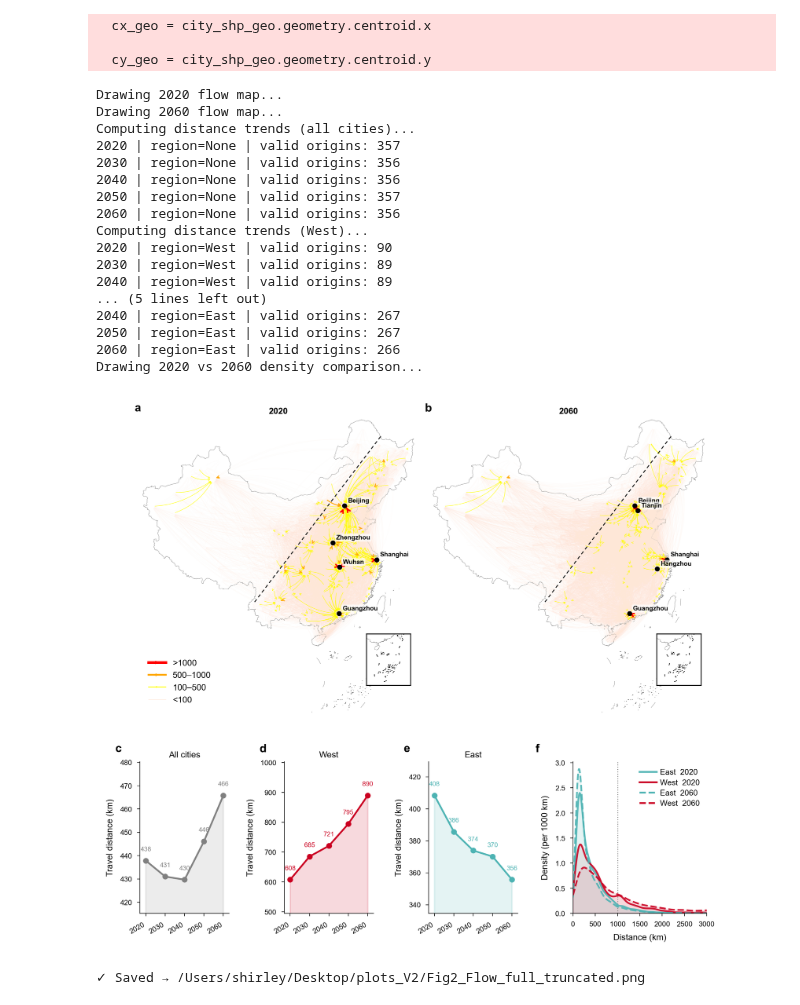
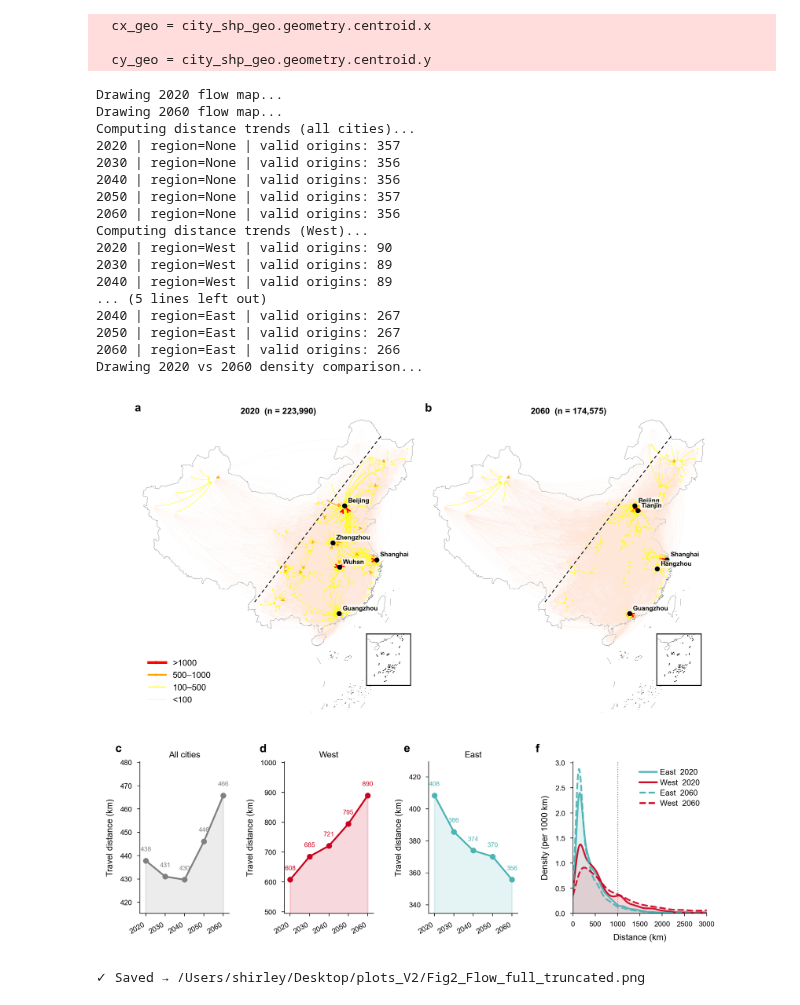
Before and after one commit to debibooo/Air_pollution_health_adaptation, a Jupyter notebook: plotting/Fig2.ipynb, the cells around one changed output. Cells and saved outputs as stored; diff of their text form; code cells hidden in the pictures.

```diff
--- a/plotting/Fig2.ipynb
+++ b/plotting/Fig2.ipynb
@@ -721,8 +238,10 @@ def draw_flow_map(ax_main, year, tag):
     ax_main.set_axis_off()
     ax_main.text(-0.02, 1.01, tag, transform=ax_main.transAxes,
                  fontsize=8, fontweight="bold", va="bottom")
-    ax_main.set_title(str(year), fontsize=6, fontweight="bold",
-                      loc="center", pad=2)
+
+    total_n = int(round(df.values.sum()))
+    ax_main.set_title(f"{year}  (n = {total_n:,})",
+                      fontsize=6, fontweight="bold", loc="center", pad=2)
 
 
 def add_flow_legend(ax):
@@ -907,33 +426,33 @@ draw_avg_dist_trend(ax_d3, region="East",
                     title="East", color="#4db3b3", tag="e")
 
 print("Drawing 2020 vs 2060 density comparison...")
 draw_density_2020_2060(ax_d4, tag="f")
 
 # ── 10. Save ──────────────────────────────────────────────────────────────────
 OUTFILE.parent.mkdir(parents=True, exist_ok=True)
-#fig.savefig(OUTFILE, dpi=DPI, bbox_inches="tight", facecolor="white")
+fig.savefig(OUTFILE, dpi=DPI, bbox_inches="tight", facecolor="white")
 plt.show(fig)
 print(f"✓ Saved → {OUTFILE}")
 # %% [output]
   cx_geo = city_shp_geo.geometry.centroid.x
 
   cy_geo = city_shp_geo.geometry.centroid.y
 Drawing 2020 flow map...
 Drawing 2060 flow map...
 Computing distance trends (all cities)...
 2020 | region=None | valid origins: 357
 2030 | region=None | valid origins: 356
 2040 | region=None | valid origins: 356
 2050 | region=None | valid origins: 357
 2060 | region=None | valid origins: 356
 Computing distance trends (West)...
 2020 | region=West | valid origins: 90
 2030 | region=West | valid origins: 89
 2040 | region=West | valid origins: 89
 ... (5 lines left out)
 2040 | region=East | valid origins: 267
 2050 | region=East | valid origins: 267
 2060 | region=East | valid origins: 266
 Drawing 2020 vs 2060 density comparison...
-[figure, old version]
+[figure, new version]
 ✓ Saved → /Users/shirley/Desktop/plots_V2/Fig2_Flow_full_truncated.png
```
Also changed, not shown: parts of 1 cell of this notebook, 6 other files.
